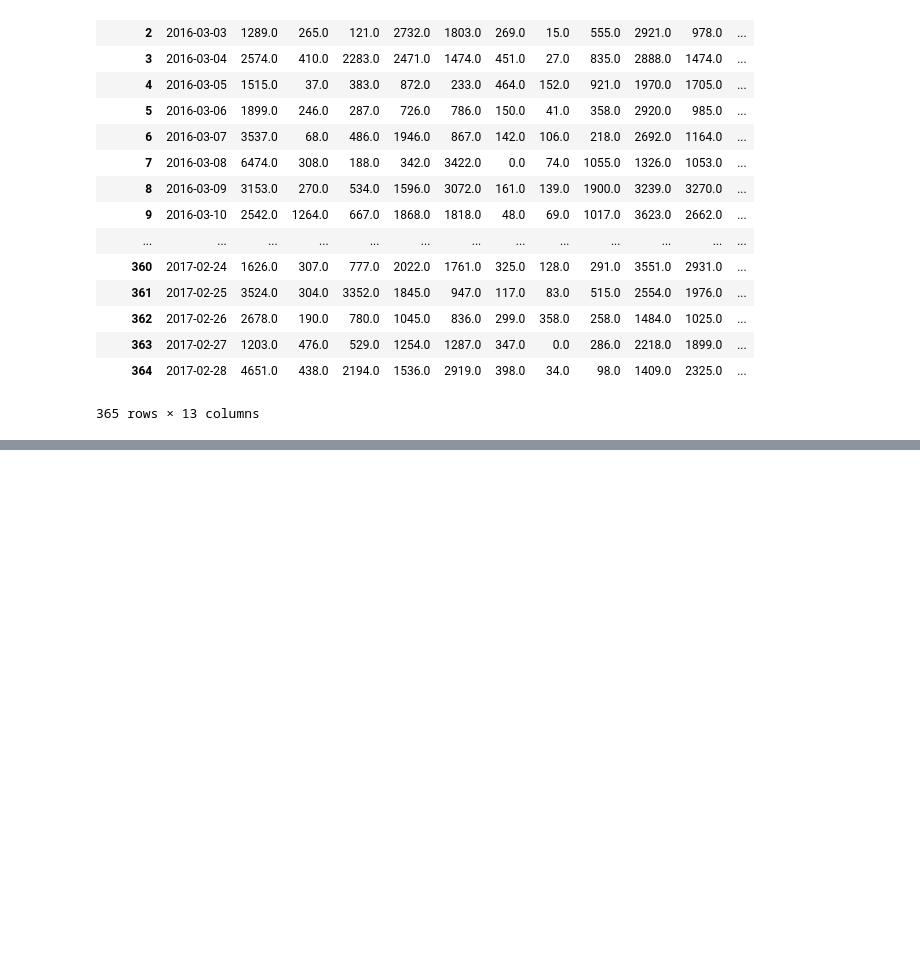
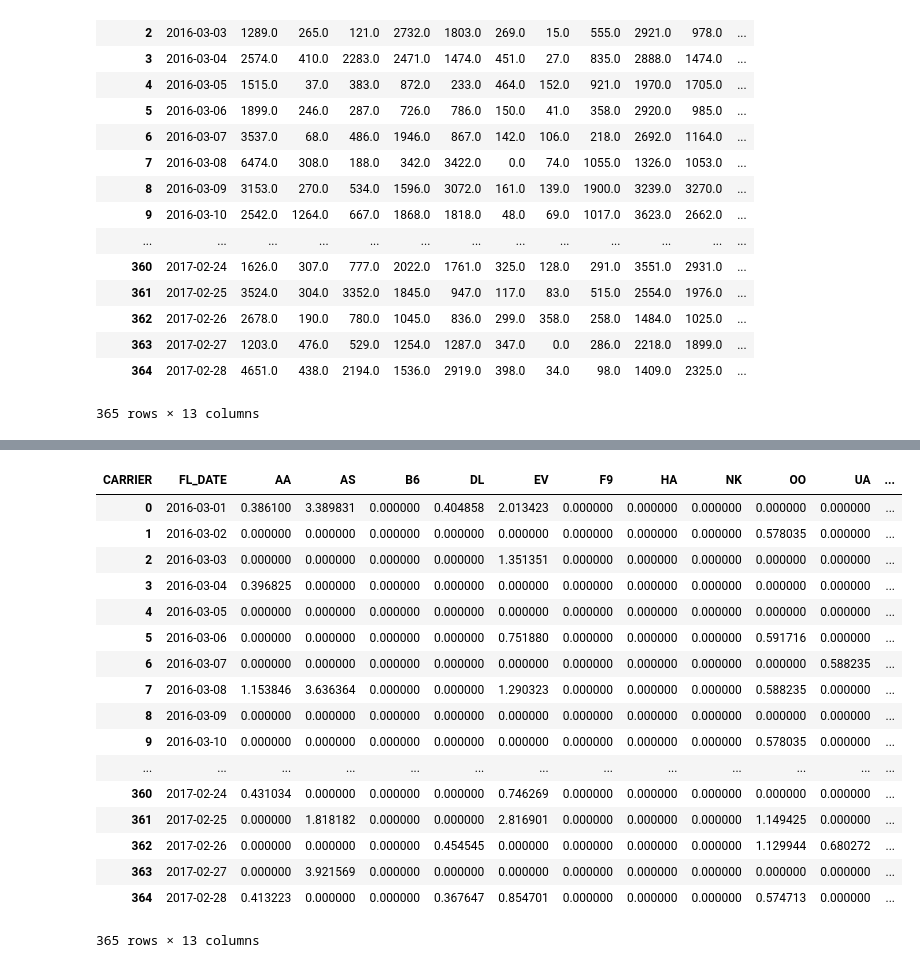
Before and after one commit to xsabhi/DataMiningLab1, a Jupyter notebook: Abhishek/Lab - 1 - EDA.ipynb, the cells around one changed output, grey strips where cells are left out. Cells and saved outputs as stored; diff of their text form; code cells hidden in the pictures; blank space fills up the shorter version.

```diff
--- a/Abhishek/Lab - 1 - EDA.ipynb
+++ b/Abhishek/Lab - 1 - EDA.ipynb
@@ -1300,0 +1375,23 @@ iplot(fig, filename = "Time Series with Rangeslider")
+# %%
+flight_delays_by_airlines_pct_div = df_sampled1_grouped1.pivot(index='FL_DATE', columns='CARRIER', values='PCT_DIVERTED')
+flight_delays_by_airlines_pct_div.reset_index(level=0, inplace=True)
+flight_delays_by_airlines_pct_div
+# %% [output]
+| CARRIER | FL_DATE | AA | AS | B6 | DL | EV | F9 | HA | NK | OO | UA | ... |
+| 0 | 2016-03-01 | 0.386100 | 3.389831 | 0.000000 | 0.404858 | 2.013423 | 0.000000 | 0.000000 | 0.000000 | 0.000000 | 0.000000 | ... |
+| 1 | 2016-03-02 | 0.000000 | 0.000000 | 0.000000 | 0.000000 | 0.000000 | 0.000000 | 0.000000 | 0.000000 | 0.578035 | 0.000000 | ... |
+| 2 | 2016-03-03 | 0.000000 | 0.000000 | 0.000000 | 0.000000 | 1.351351 | 0.000000 | 0.000000 | 0.000000 | 0.000000 | 0.000000 | ... |
+| 3 | 2016-03-04 | 0.396825 | 0.000000 | 0.000000 | 0.000000 | 0.000000 | 0.000000 | 0.000000 | 0.000000 | 0.000000 | 0.000000 | ... |
+| 4 | 2016-03-05 | 0.000000 | 0.000000 | 0.000000 | 0.000000 | 0.000000 | 0.000000 | 0.000000 | 0.000000 | 0.000000 | 0.000000 | ... |
+| 5 | 2016-03-06 | 0.000000 | 0.000000 | 0.000000 | 0.000000 | 0.751880 | 0.000000 | 0.000000 | 0.000000 | 0.591716 | 0.000000 | ... |
+| 6 | 2016-03-07 | 0.000000 | 0.000000 | 0.000000 | 0.000000 | 0.000000 | 0.000000 | 0.000000 | 0.000000 | 0.000000 | 0.588235 | ... |
+| 7 | 2016-03-08 | 1.153846 | 3.636364 | 0.000000 | 0.000000 | 1.290323 | 0.000000 | 0.000000 | 0.000000 | 0.588235 | 0.000000 | ... |
+| 8 | 2016-03-09 | 0.000000 | 0.000000 | 0.000000 | 0.000000 | 0.000000 | 0.000000 | 0.000000 | 0.000000 | 0.000000 | 0.000000 | ... |
+| 9 | 2016-03-10 | 0.000000 | 0.000000 | 0.000000 | 0.000000 | 0.000000 | 0.000000 | 0.000000 | 0.000000 | 0.578035 | 0.000000 | ... |
+| ... | ... | ... | ... | ... | ... | ... | ... | ... | ... | ... | ... | ... |
+| 360 | 2017-02-24 | 0.431034 | 0.000000 | 0.000000 | 0.000000 | 0.746269 | 0.000000 | 0.000000 | 0.000000 | 0.000000 | 0.000000 | ... |
+| 361 | 2017-02-25 | 0.000000 | 1.818182 | 0.000000 | 0.000000 | 2.816901 | 0.000000 | 0.000000 | 0.000000 | 1.149425 | 0.000000 | ... |
+| 362 | 2017-02-26 | 0.000000 | 0.000000 | 0.000000 | 0.454545 | 0.000000 | 0.000000 | 0.000000 | 0.000000 | 1.129944 | 0.680272 | ... |
+| 363 | 2017-02-27 | 0.000000 | 3.921569 | 0.000000 | 0.000000 | 0.000000 | 0.000000 | 0.000000 | 0.000000 | 0.000000 | 0.000000 | ... |
+| 364 | 2017-02-28 | 0.413223 | 0.000000 | 0.000000 | 0.367647 | 0.854701 | 0.000000 | 0.000000 | 0.000000 | 0.574713 | 0.000000 | ... |
+365 rows × 13 columns
```
Also changed, not shown: parts of 8 cells of this notebook, 2 other files.
